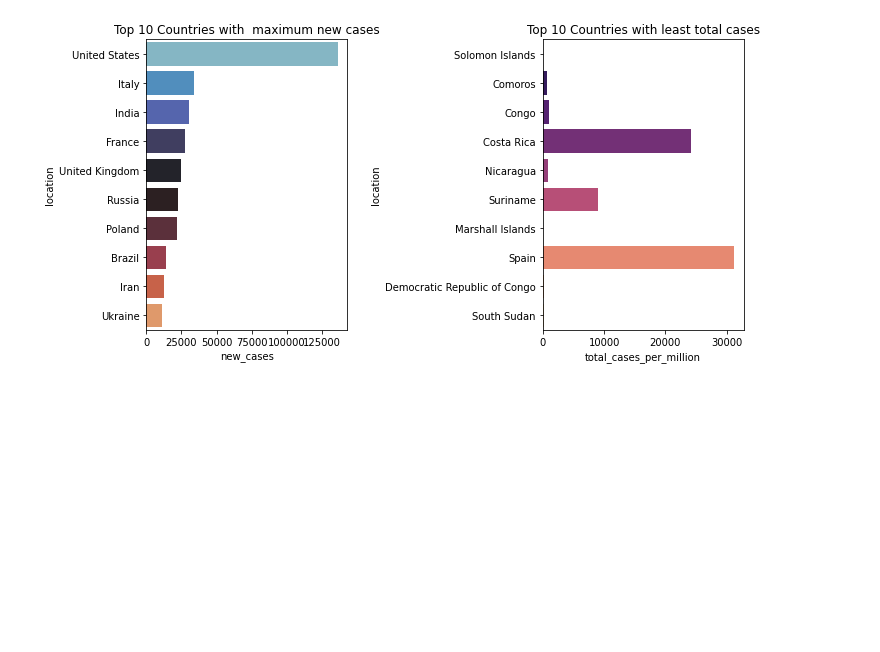
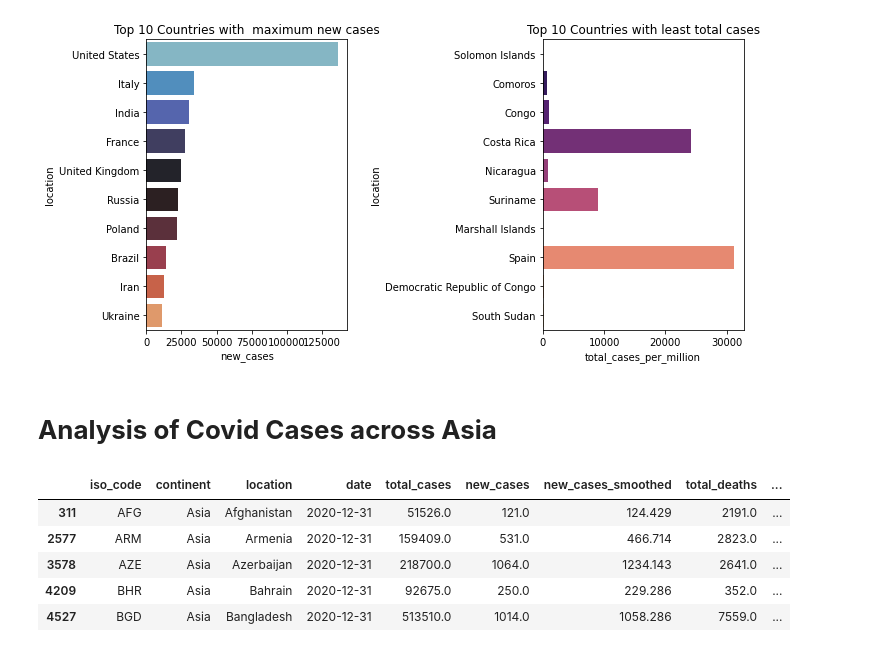
Before and after one commit to anmol1810rs/The_Sparks_Foundation_Internship, a Jupyter notebook: GRIP_TASK8_COVID19_ANALYSIS.ipynb, the cells around one changed output. Saved outputs shown, nothing was run; the diff lists cells and outputs as text; code cells hidden in the pictures; blank space fills up the shorter version.

```diff
--- a/GRIP_TASK8_COVID19_ANALYSIS.ipynb
+++ b/GRIP_TASK8_COVID19_ANALYSIS.ipynb
@@ -256,3 +256,17 @@ axes[1].set_title("Top 10 Countries with least total cases")
 fig.tight_layout()
 # %% [output]
 [figure]
+# %% [markdown]
+# **Analysis of Covid Cases across Asia**
+# %%
+asia_data = covid_data[covid_data['continent'] =='Asia']
+asia_data = asia_data[asia_data['date'] =='2020-12-31']
+asia_data = asia_data[~asia_data['location'].isin(['World','International'])]
+asia_data.head()
+# %% [output]
+|  | iso_code | continent | location | date | total_cases | new_cases | new_cases_smoothed | total_deaths | ... |
+| 311 | AFG | Asia | Afghanistan | 2020-12-31 | 51526.0 | 121.0 | 124.429 | 2191.0 | ... |
+| 2577 | ARM | Asia | Armenia | 2020-12-31 | 159409.0 | 531.0 | 466.714 | 2823.0 | ... |
+| 3578 | AZE | Asia | Azerbaijan | 2020-12-31 | 218700.0 | 1064.0 | 1234.143 | 2641.0 | ... |
+| 4209 | BHR | Asia | Bahrain | 2020-12-31 | 92675.0 | 250.0 | 229.286 | 352.0 | ... |
+| 4527 | BGD | Asia | Bangladesh | 2020-12-31 | 513510.0 | 1014.0 | 1058.286 | 7559.0 | ... |
```
Also changed, not shown: parts of 1 cell of this notebook.
